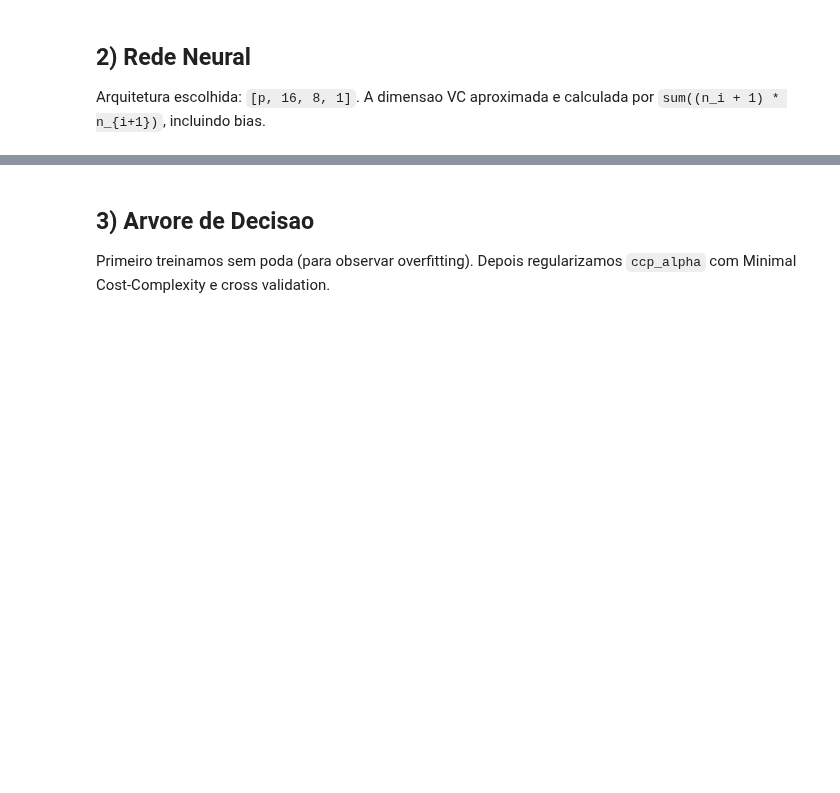
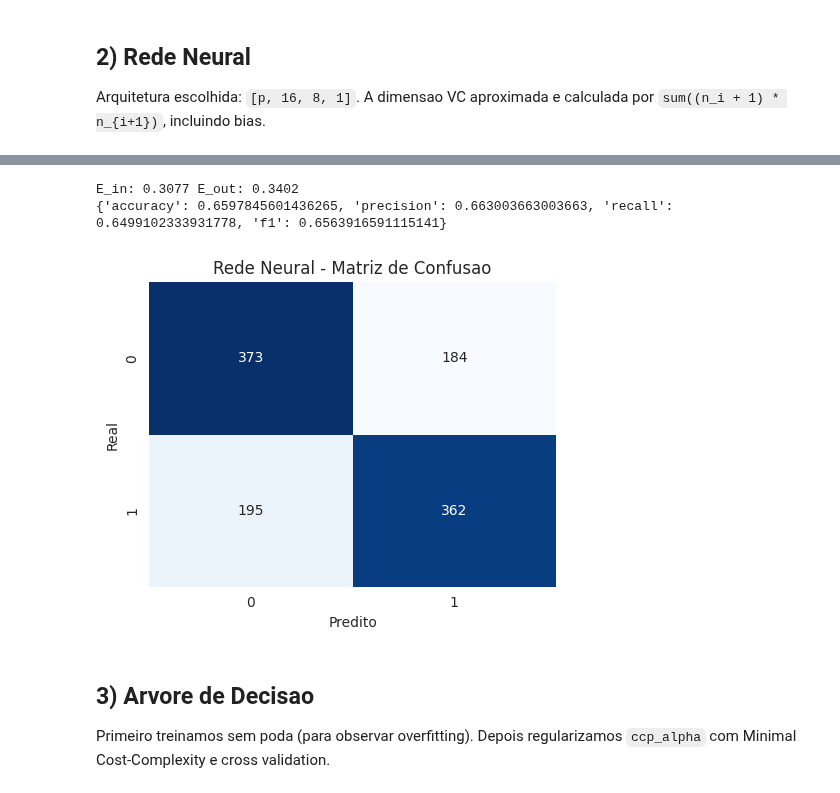
Before and after one commit to gabriel-ngrs/socio_violence_predictor, a Jupyter notebook: notebooks/02_modelagem_e_validacao.ipynb, the cells around one changed output, grey strips where cells are left out. Drawn from its saved outputs; the diff is of its cells as text; code cells hidden in the pictures; blank space fills up the shorter version.

Commit message:
refactor(notebooks): amplia plots e atualiza documentacao

```diff
--- a/notebooks/02_modelagem_e_validacao.ipynb
+++ b/notebooks/02_modelagem_e_validacao.ipynb
@@ -16,22 +16,15 @@ import joblib
 import matplotlib.pyplot as plt
 import numpy as np
 import pandas as pd
-import tensorflow as tf
-from sklearn.metrics import accuracy_score, f1_score, precision_score, recall_score
+import seaborn as sns
+from sklearn.metrics import accuracy_score, auc, confusion_matrix, f1_score, precision_score, recall_score, roc_curve
 from sklearn.model_selection import GridSearchCV, cross_val_score, train_test_split
 from sklearn.svm import SVC
 from sklearn.tree import DecisionTreeClassifier, plot_tree
-from tensorflow import keras
-from tensorflow.keras import layers
 
 SEED = 42
-keras.utils.set_random_seed(SEED)
 np.random.seed(SEED)
-tf.random.set_seed(SEED)
-try:
-    tf.config.experimental.enable_op_determinism()
-except Exception:
-    pass
+sns.set_style("whitegrid")
 
 ROOT = Path("..").resolve()
 DATA_PROCESSED = ROOT / "data" / "processed"
@@ -57,10 +53,23 @@ def calc_metrics(y_true, y_pred):
         "f1": f1_score(y_true, y_pred, zero_division=0),
     }
 
+
 def calc_ein_eout(y_true_train, y_pred_train, y_true_test, y_pred_test):
     ein = 1 - accuracy_score(y_true_train, y_pred_train)
     eout = 1 - accuracy_score(y_true_test, y_pred_test)
     return ein, eout
+
+
+def plot_confusion(y_true, y_pred, title, save_name):
+    cm = confusion_matrix(y_true, y_pred)
+    fig, ax = plt.subplots(figsize=(4.8, 4))
+    sns.heatmap(cm, annot=True, fmt="d", cmap="Blues", cbar=False, ax=ax)
+    ax.set_xlabel("Predito")
+    ax.set_ylabel("Real")
+    ax.set_title(title)
+    plt.tight_layout()
+    fig.savefig(FIGURES_DIR / save_name, dpi=130)
+    plt.show()
 # %% [markdown]
 ## 2) Rede Neural
 
@@ -120,13 +148,20 @@ plt.show()
 # %%
 nn_train_pred = (nn.predict(X_train, verbose=0).ravel() >= 0.5).astype(int)
-nn_test_pred = (nn.predict(X_test, verbose=0).ravel() >= 0.5).astype(int)
+nn_test_score = nn.predict(X_test, verbose=0).ravel()
+nn_test_pred = (nn_test_score >= 0.5).astype(int)
 nn_ein, nn_eout = calc_ein_eout(y_train, nn_train_pred, y_test, nn_test_pred)
 nn_metrics = calc_metrics(y_test, nn_test_pred)
 
 print("E_in:", round(nn_ein, 4), "E_out:", round(nn_eout, 4))
 print(nn_metrics)
 
+plot_confusion(y_test, nn_test_pred, "Rede Neural - Matriz de Confusao", "nn_confusion.png")
+
 nn.save(MODELS_DIR / "neural_network.keras")
+# %% [output]
+E_in: 0.3077 E_out: 0.3402
+{'accuracy': 0.6597845601436265, 'precision': 0.663003663003663, 'recall': 0.6499102333931778, 'f1': 0.6563916591115141}
+[figure, added]
 # %% [markdown]
 ## 3) Arvore de Decisao
 
```
Also changed, not shown: parts of 9 cells of this notebook, 5 other files.
